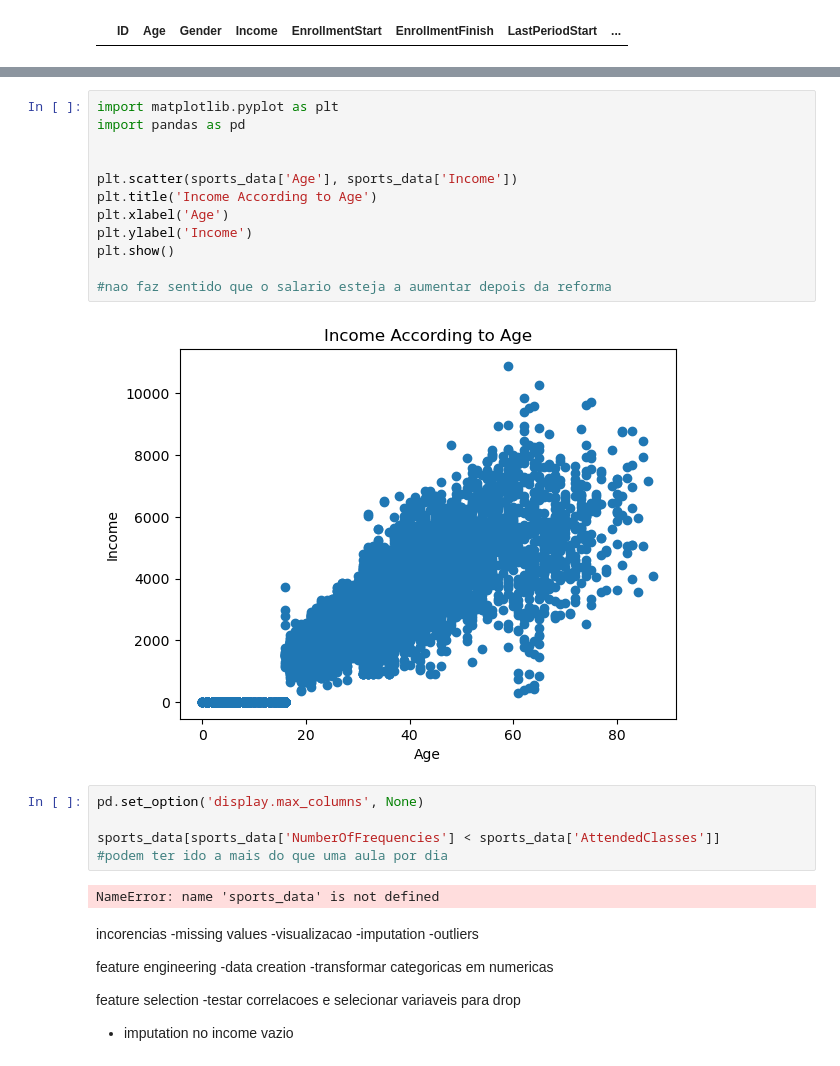
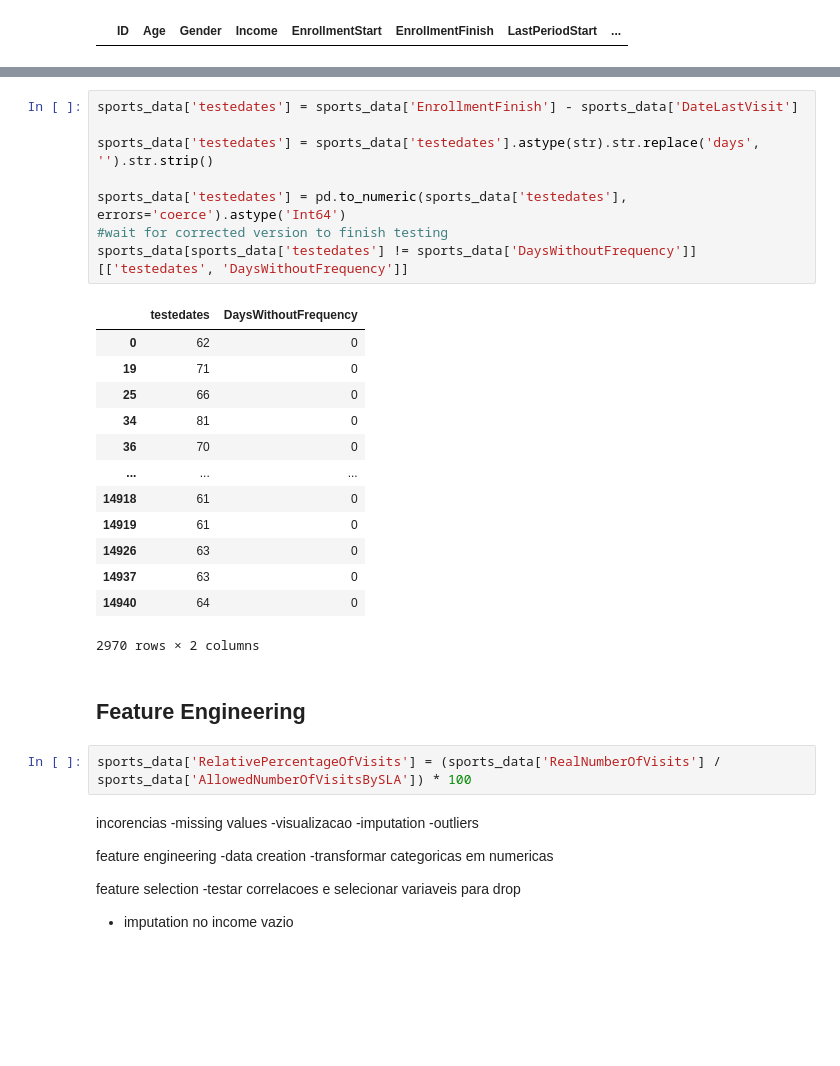
Before and after one commit to raquelxr/data-mining-proj, a Jupyter notebook: Raquel.ipynb, the cells around one changed output, grey strips where cells are left out. Cells and saved outputs as stored; diff of their text form; blank space fills up the shorter version.

```diff
--- a/Raquel.ipynb
+++ b/Raquel.ipynb
@@ -168,24 +147,29 @@ sports_data[sports_data['RelativePercentageOfVisits'] > 100] #PORQUE RAIO É QUE
-# %%
-import matplotlib.pyplot as plt
-import pandas as pd
-
-
-plt.scatter(sports_data['Age'], sports_data['Income'])
-plt.title('Income According to Age')
-plt.xlabel('Age')
-plt.ylabel('Income')
-plt.show()
-
-#nao faz sentido que o salario esteja a aumentar depois da reforma
-# %% [output]
-[figure, removed]
-# %%
-pd.set_option('display.max_columns', None)
-
-sports_data[sports_data['NumberOfFrequencies'] < sports_data['AttendedClasses']]
-#podem ter ido a mais do que uma aula por dia
-# %% [output]
-NameError: name 'sports_data' is not defined
+# %%
+sports_data['testedates'] = sports_data['EnrollmentFinish'] - sports_data['DateLastVisit']
+
+sports_data['testedates'] = sports_data['testedates'].astype(str).str.replace('days', '').str.strip()
+
+sports_data['testedates'] = pd.to_numeric(sports_data['testedates'], errors='coerce').astype('Int64')
+#wait for corrected version to finish testing
+sports_data[sports_data['testedates'] != sports_data['DaysWithoutFrequency']][['testedates', 'DaysWithoutFrequency']]
+# %% [output]
+|  | testedates | DaysWithoutFrequency |
+| 0 | 62 | 0 |
+| 19 | 71 | 0 |
+| 25 | 66 | 0 |
+| 34 | 81 | 0 |
+| 36 | 70 | 0 |
+| ... | ... | ... |
+| 14918 | 61 | 0 |
+| 14919 | 61 | 0 |
+| 14926 | 63 | 0 |
+| 14937 | 63 | 0 |
+| 14940 | 64 | 0 |
+2970 rows × 2 columns
+# %% [markdown]
+<h2>Feature Engineering
+# %%
+sports_data['RelativePercentageOfVisits'] = (sports_data['RealNumberOfVisits'] / sports_data['AllowedNumberOfVisitsBySLA']) * 100
 # %% [markdown]
 incorencias
 -missing values
```
Also changed, not shown: parts of 19 cells of this notebook, 1 other file.
